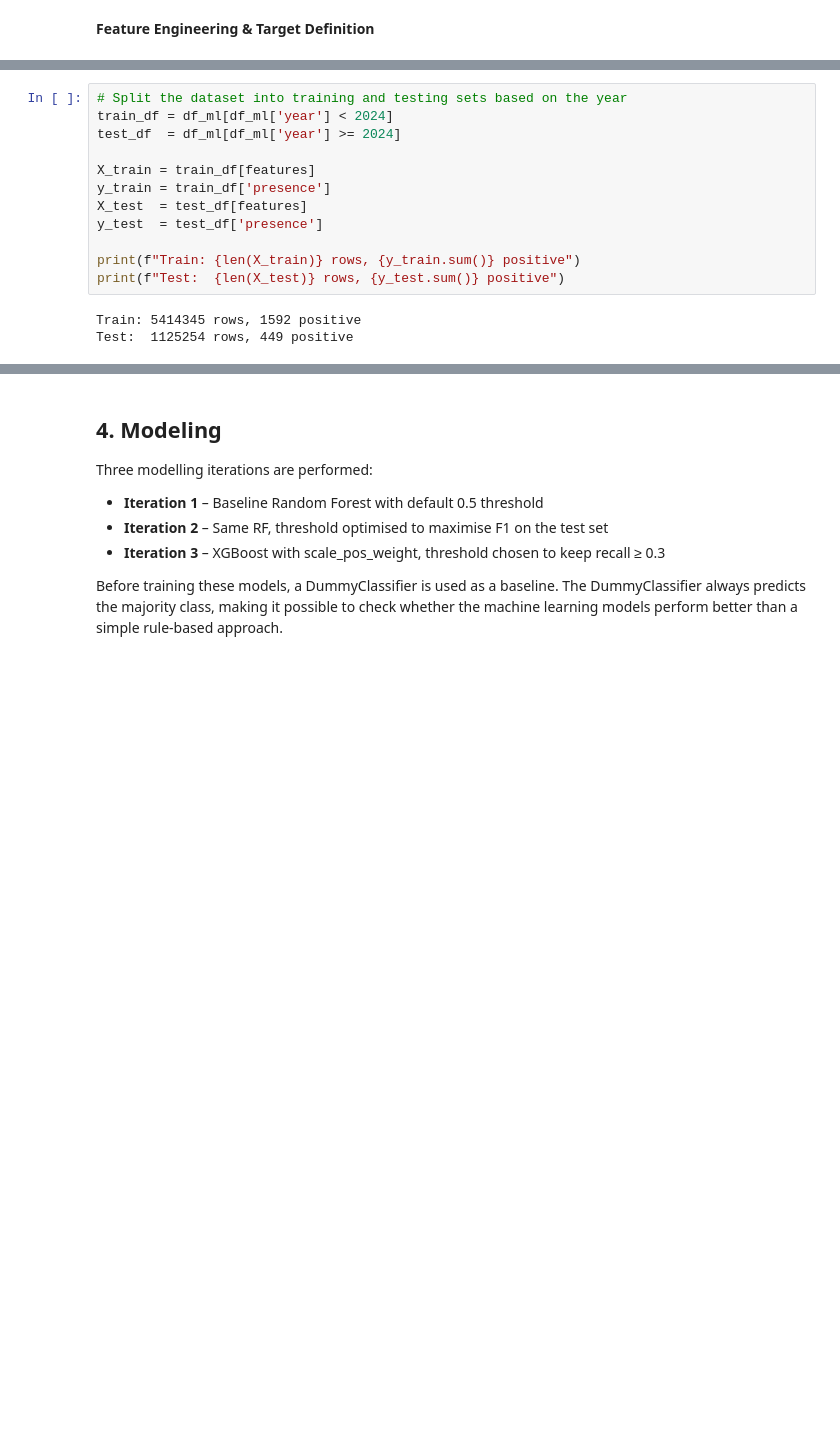
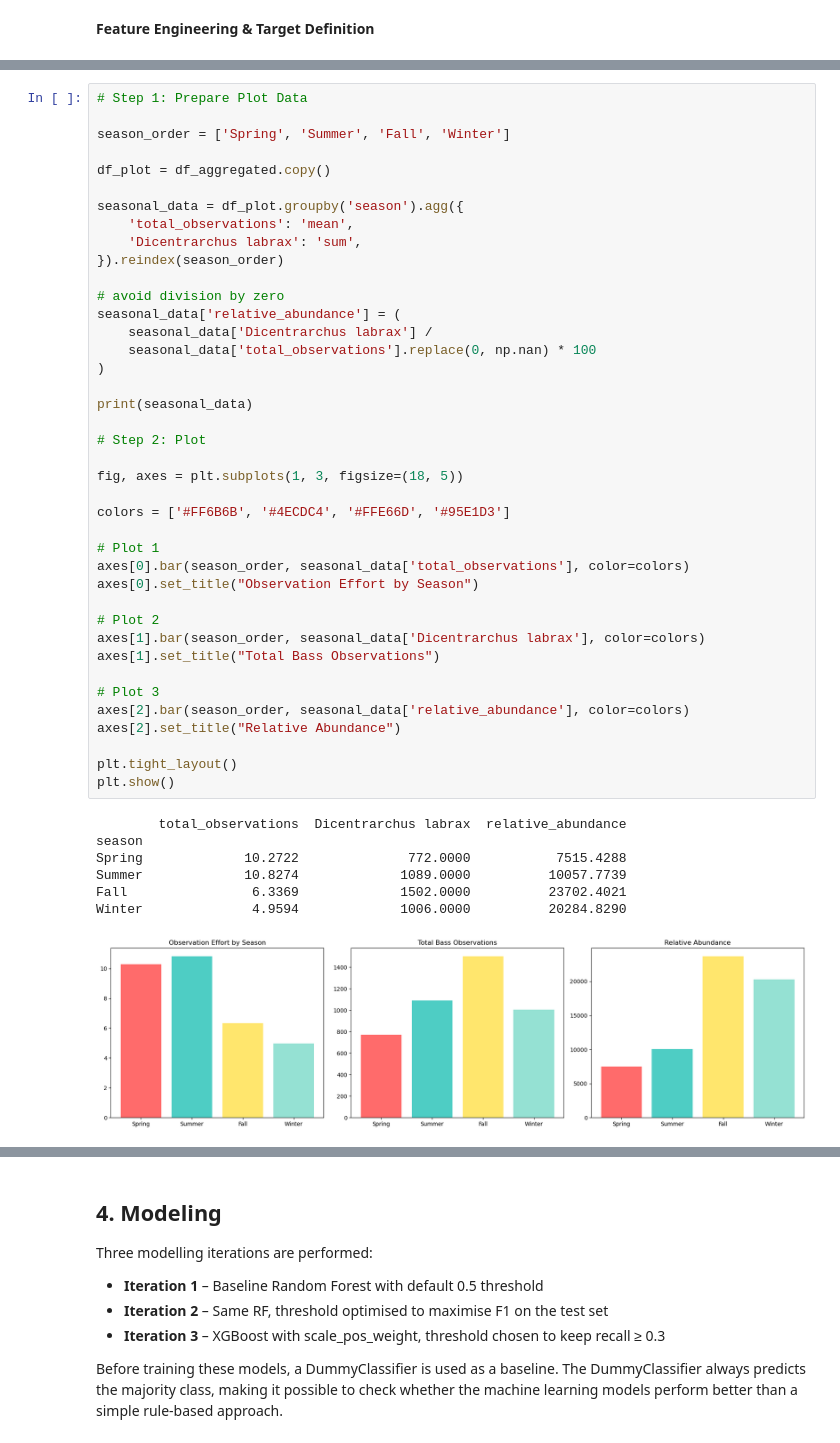
Before and after one commit to XueHu2222/DSAI, a Jupyter notebook: DSAI-assignment.ipynb, the cells around one changed output, grey strips where cells are left out. Drawn from its saved outputs; the diff is of its cells as text; blank space fills up the shorter version.

Commit message:
filter as seasons

```diff
--- a/DSAI-assignment.ipynb
+++ b/DSAI-assignment.ipynb
@@ -487,16 +518,49 @@ Class distribution:presence
 Name: count, dtype: int64
-# %%
-# Split the dataset into training and testing sets based on the year
-train_df = df_ml[df_ml['year'] < 2024]
-test_df  = df_ml[df_ml['year'] >= 2024]
-
-X_train = train_df[features]
-y_train = train_df['presence']
-X_test  = test_df[features]
-y_test  = test_df['presence']
-
-print(f"Train: {len(X_train)} rows, {y_train.sum()} positive")
-print(f"Test:  {len(X_test)} rows, {y_test.sum()} positive")
-# %% [output]
-Train: 5414345 rows, 1592 positive
-Test:  1125254 rows, 449 positive
+# %%
+# Step 1: Prepare Plot Data
+
+season_order = ['Spring', 'Summer', 'Fall', 'Winter']
+
+df_plot = df_aggregated.copy()
+
+seasonal_data = df_plot.groupby('season').agg({
+    'total_observations': 'mean',
+    'Dicentrarchus labrax': 'sum',
+}).reindex(season_order)
+
+# avoid division by zero
+seasonal_data['relative_abundance'] = (
+    seasonal_data['Dicentrarchus labrax'] /
+    seasonal_data['total_observations'].replace(0, np.nan) * 100
+)
+
+print(seasonal_data)
+
+# Step 2: Plot
+
+fig, axes = plt.subplots(1, 3, figsize=(18, 5))
+
+colors = ['#FF6B6B', '#4ECDC4', '#FFE66D', '#95E1D3']
+
+# Plot 1
+axes[0].bar(season_order, seasonal_data['total_observations'], color=colors)
+axes[0].set_title("Observation Effort by Season")
+
+# Plot 2
+axes[1].bar(season_order, seasonal_data['Dicentrarchus labrax'], color=colors)
+axes[1].set_title("Total Bass Observations")
+
+# Plot 3
+axes[2].bar(season_order, seasonal_data['relative_abundance'], color=colors)
+axes[2].set_title("Relative Abundance")
+
+plt.tight_layout()
+plt.show()
+# %% [output]
+        total_observations  Dicentrarchus labrax  relative_abundance
+season
+Spring             10.2722              772.0000           7515.4288
+Summer             10.8274             1089.0000          10057.7739
+Fall                6.3369             1502.0000          23702.4021
+Winter              4.9594             1006.0000          20284.8290
+[figure, added]
```
Also changed, not shown: parts of 25 cells of this notebook.
